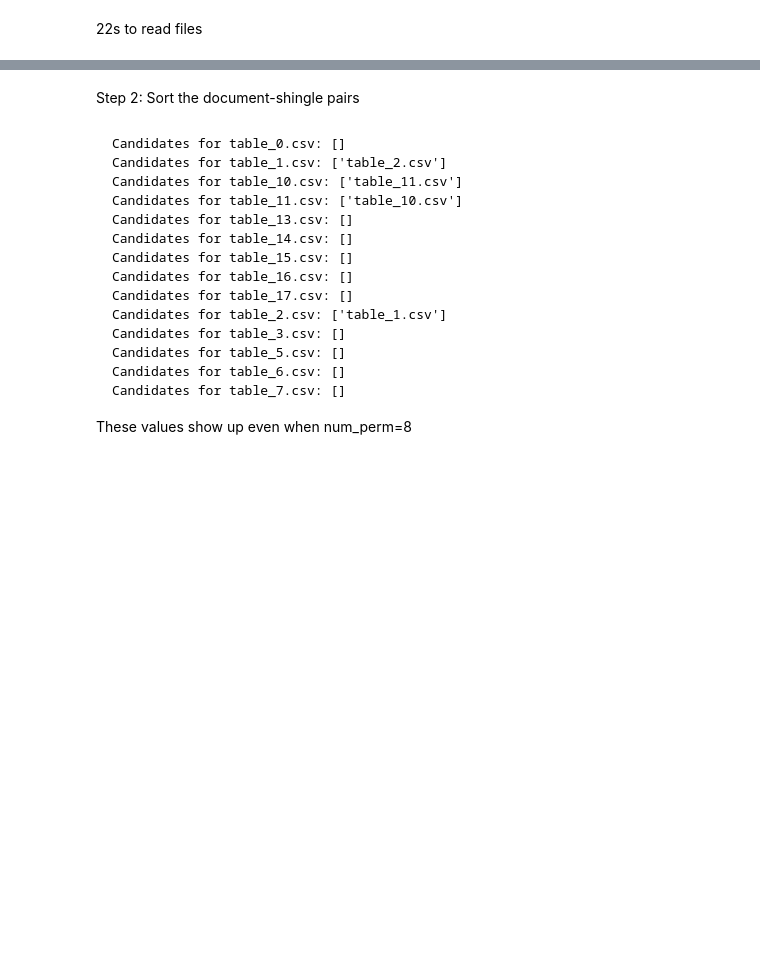
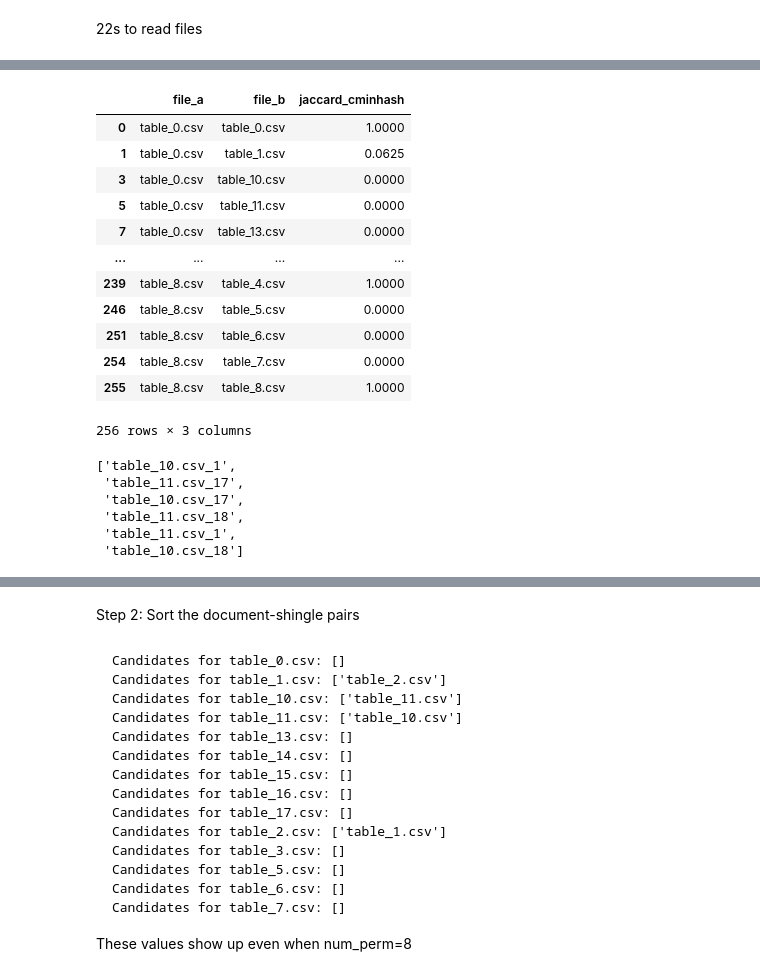
Before and after one commit to berkentekin/dsait4000-assignment-1-group34, a Jupyter notebook: Assignment_part1 V2 (1).ipynb, the cells around one changed output, grey strips where cells are left out. Saved outputs shown, nothing was run; the diff lists cells and outputs as text; code cells hidden in the pictures; blank space fills up the shorter version.

```diff
--- a/Assignment_part1 V2 (1).ipynb
+++ b/Assignment_part1 V2 (1).ipynb
@@ -1068,0 +581,28 @@ print(min_hashes)
+# %%
+files_sorted = sorted(cminhash_files.keys())
+
+cmh_pairs = []
+for i, a in enumerate(files_sorted):
+    for b in files_sorted[i:]:
+        jcmh = float(cminhash_files[a].jaccard(cminhash_files[b]))
+        cmh_pairs.append((a, b, jcmh))
+        if a != b:
+            cmh_pairs.append((b, a, jcmh))
+
+cmh_jaccard_df = pd.DataFrame(cmh_pairs, columns=["file_a", "file_b", "jaccard_cminhash"]).sort_values(
+    ["file_a", "file_b"])
+cmh_jaccard_df
+# %% [output]
+|  | file_a | file_b | jaccard_cminhash |
+| 0 | table_0.csv | table_0.csv | 1.0000 |
+| 1 | table_0.csv | table_1.csv | 0.0625 |
+| 3 | table_0.csv | table_10.csv | 0.0000 |
+| 5 | table_0.csv | table_11.csv | 0.0000 |
+| 7 | table_0.csv | table_13.csv | 0.0000 |
+| ... | ... | ... | ... |
+| 239 | table_8.csv | table_4.csv | 1.0000 |
+| 246 | table_8.csv | table_5.csv | 0.0000 |
+| 251 | table_8.csv | table_6.csv | 0.0000 |
+| 254 | table_8.csv | table_7.csv | 0.0000 |
+| 255 | table_8.csv | table_8.csv | 1.0000 |
+256 rows × 3 columns
@@ -1068,0 +615,22 @@ print(min_hashes)
+# %%
+
+mh_ci_exp = pd.DataFrame(minhash_cols.values())
+mh_ci_exp = np.array(mh_ci_exp).flatten()
+mh_ci_exp = mh_ci_exp[mh_ci_exp is not None]
+
+cmh_ci_exp = pd.DataFrame(cminhash_cols.values())
+cmh_ci_exp = np.array(cmh_ci_exp, dtype=object).reshape(-1)
+cmh_ci_exp = [c for c in cmh_ci_exp if c is not None]
+
+lsh = MinHashLSH(threshold=0.8, num_perm=64)
+for c in cmh_ci_exp:
+    lsh.insert(f"{c.index[0]}_{c.index[1]}", c.value)
+
+lsh.query(cmh_ci_exp[3].value)
+# %% [output]
+['table_10.csv_1',
+ 'table_11.csv_17',
+ 'table_10.csv_17',
+ 'table_11.csv_18',
+ 'table_11.csv_1',
+ 'table_10.csv_18']
```
Also changed, not shown: parts of 47 cells of this notebook.
